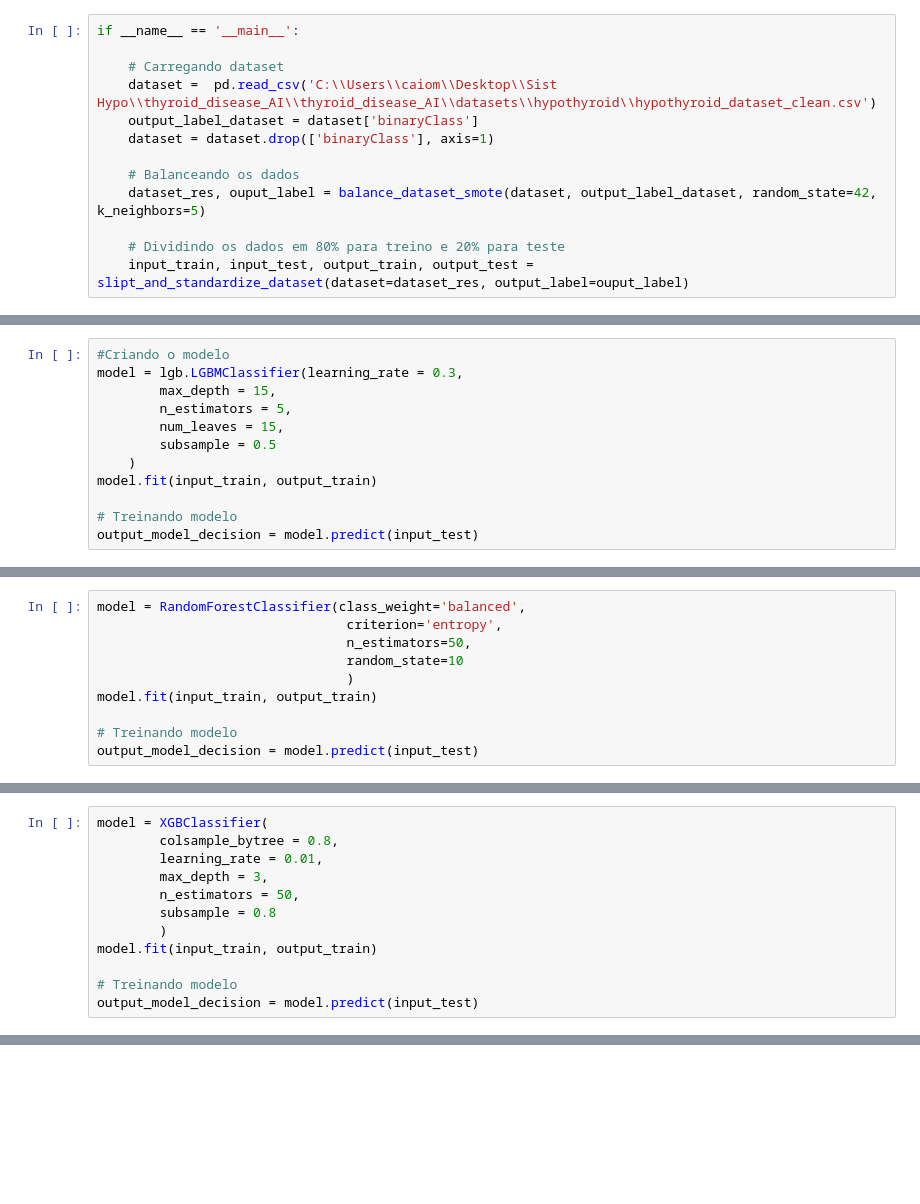
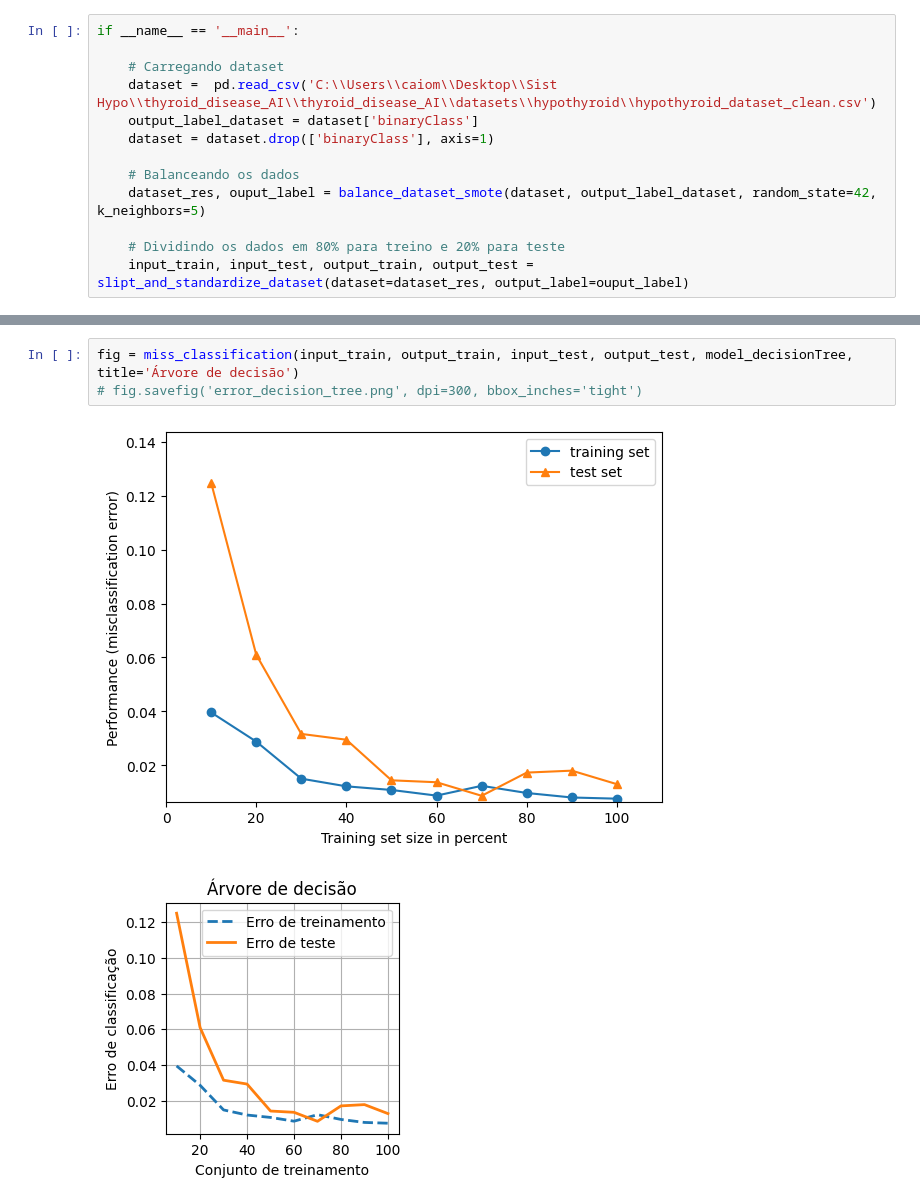
Before and after one commit to cilab-ufersa/thyroid_disease_AI, a Jupyter notebook: thyroid_disease_AI/notebooks/models_nb.ipynb, the cells around one changed output, grey strips where cells are left out. Drawn from its saved outputs; the diff is of its cells as text; blank space fills up the shorter version.

```diff
--- a/thyroid_disease_AI/notebooks/models_nb.ipynb
+++ b/thyroid_disease_AI/notebooks/models_nb.ipynb
@@ -147,12 +18,0 @@ miss_classification(input_train, output_train, input_test, output_test, model)
-# %%
-#Criando o modelo
-model = lgb.LGBMClassifier(learning_rate = 0.3,
-        max_depth = 15,
-        n_estimators = 5,
-        num_leaves = 15,
-        subsample = 0.5
-    )
-model.fit(input_train, output_train)
-
-# Treinando modelo
-output_model_decision = model.predict(input_test)
@@ -214,10 +18,0 @@ You can set `force_col_wise=true` to remove the overhead.
-# %%
-model = RandomForestClassifier(class_weight='balanced',
-                                criterion='entropy',
-                                n_estimators=50,
-                                random_state=10
-                                )
-model.fit(input_train, output_train)
-
-# Treinando modelo
-output_model_decision = model.predict(input_test)
@@ -253,12 +18,0 @@ miss_classification(input_train, output_train, input_test, output_test, model)
-# %%
-model = XGBClassifier(
-        colsample_bytree = 0.8,
-        learning_rate = 0.01,
-        max_depth = 3,
-        n_estimators = 50,
-        subsample = 0.8
-        )
-model.fit(input_train, output_train)
-
-# Treinando modelo
-output_model_decision = model.predict(input_test)
@@ -291,0 +60,6 @@ miss_classification(input_train, output_train, input_test, output_test, model)
+# %%
+fig = miss_classification(input_train, output_train, input_test, output_test, model_decisionTree, title='Árvore de decisão')
+# fig.savefig('error_decision_tree.png', dpi=300, bbox_inches='tight')
+# %% [output]
+[figure, added]
+[figure, added]
```
Also changed, not shown: parts of 50 cells of this notebook.
